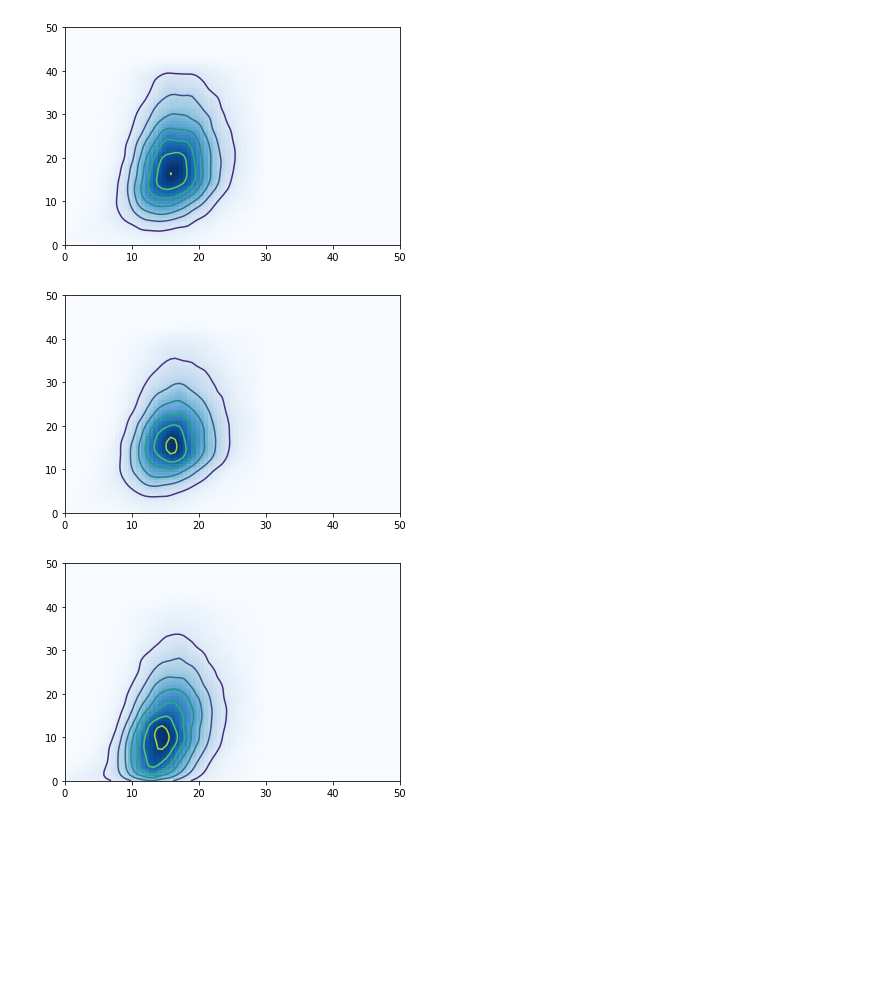
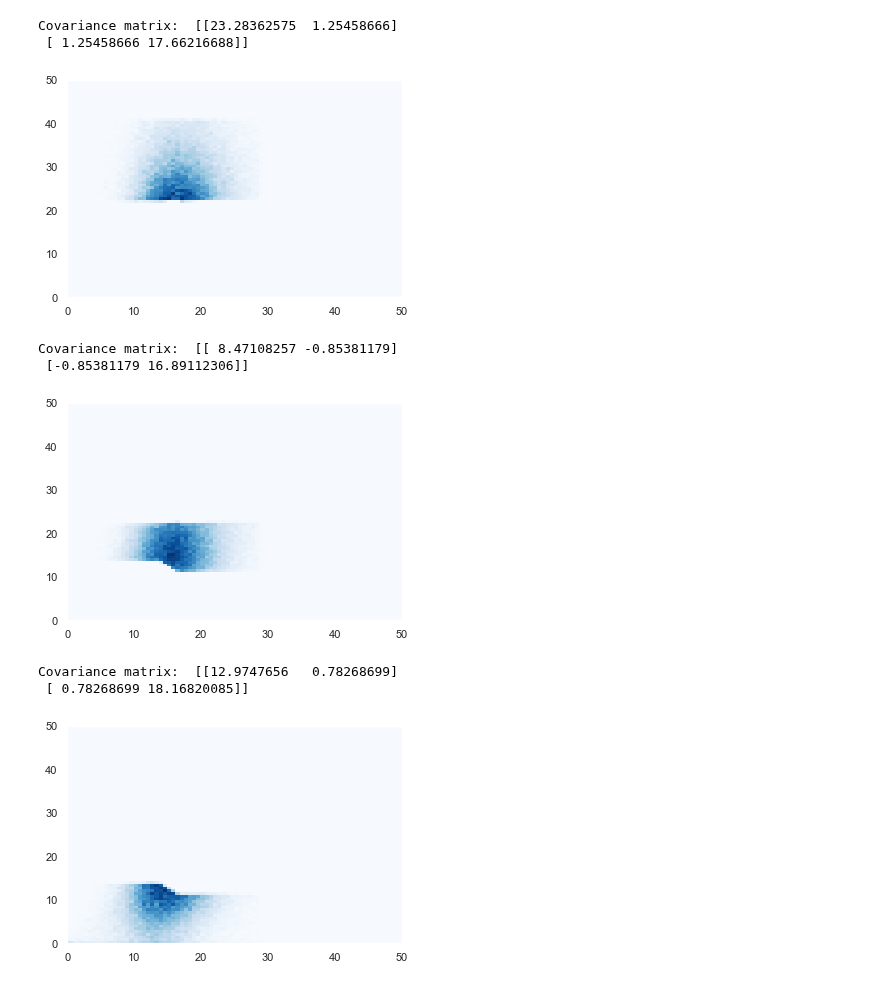
Before and after one commit to pockerman/hidden_markov_modeling, a Jupyter notebook: stories/story_6.ipynb, the cells around one changed output. Cells and saved outputs as stored; diff of their text form; code cells hidden in the pictures; blank space fills up the shorter version.

```diff
--- a/stories/story_6.ipynb
+++ b/stories/story_6.ipynb
@@ -12,6 +12,8 @@ from helpers import WindowType
 from train import load_regions
 from train import load_clusters
 from train import load_regions
+# %%
+sns.set(color_codes=True)
 # %%
 configuration=read_configuration_file("../config.json")
 configuration["regions_files"]=["/home/a/ag568/region_0_MANHATAN_3_MEAN_RATIO.txt"]
@@ -49,33 +51,61 @@ INFO: Done. Execution time 7.999999423976988 secs
-# %%
-for cluster in clusters:
-    cluster.windows = regions[0].get_mixed_windows()
+# %%
+windows=[]
+
+for w in regions[0].get_mixed_windows():
+    if w.is_gap_window():
+          continue
+    windows.append(w)
+
+for cluster in clusters:
+    cluster.windows = windows
 # %%
 nbins = 80
 min_ = 0.0
 max_ = 50.0
 
+kwargs = {"exclude_gaps":True}
+
 for cluster in clusters:
+
+    cov = cluster.get_rd_statistics(statistic='cov',
+                                    wtype=WindowType.BOTH,
+                                    **kwargs)
+
+    #print("Covariance matrix: ", cov)
+
     wga_mean_seq = cluster.get_rd_sequnce(statistic="mean", wtype=WindowType.WGA, exclude_gaps=True)
+
     no_wga_mean_seq = cluster.get_rd_sequnce(statistic="mean", wtype=WindowType.NO_WGA, exclude_gaps=True)
+
+    #sns.distplot(wga_mean_seq, bins=nbins, kde=False, rug=True)
+    #plt.show()
+    #sns.distplot(no_wga_mean_seq, bins=nbins, kde=False, rug=True)
+    #plt.show()
 
     plt.hist2d(no_wga_mean_seq, wga_mean_seq,
                  bins=[nbins, nbins], cmap='Blues', density=False,
-                 cmax=1000,
-                 cmin=0,
+                 #cmax=1000,
+                 #cmin=0,
                  alpha=0.99,
                  range=((min_, max_), (min_, max_)))
     plt.title = "Hist 2D"
     #plt.show()
 
-    kernel= kde.gaussian_kde(np.vstack([no_wga_mean_seq, wga_mean_seq]))
-    xi, yi = np.mgrid[min_:max_:nbins*1j,
-                      min_:max_:nbins*1j]
-    zi = kernel(np.vstack([xi.flatten(), yi.flatten()]))
-    plt.title='Gaussian KDE'
-    plt.pcolormesh(xi, yi, zi.reshape(xi.shape), cmap='Blues') #plt.cm.BuGn_r)
-    plt.contour(xi, yi, zi.reshape(xi.shape) )
+    #kernel= kde.gaussian_kde(np.vstack([no_wga_mean_seq, wga_mean_seq]))
+    #xi, yi = np.mgrid[min_:max_:nbins*1j,
+    #                  min_:max_:nbins*1j]
+    #zi = kernel(np.vstack([xi.flatten(), yi.flatten()]))
+    #plt.title='Gaussian KDE'
+    #plt.pcolormesh(xi, yi, zi.reshape(xi.shape), cmap='Blues') #plt.cm.BuGn_r)
+    #plt.contour(xi, yi, zi.reshape(xi.shape) )
     plt.show()
 # %% [output]
+Covariance matrix:  [[23.28362575  1.25458666]
+ [ 1.25458666 17.66216688]]
-[figure, old version]
+[figure, new version]
+Covariance matrix:  [[ 8.47108257 -0.85381179]
+ [-0.85381179 16.89112306]]
-[figure, old version]
+[figure, new version]
+Covariance matrix:  [[12.9747656   0.78268699]
+ [ 0.78268699 18.16820085]]
-[figure, old version]
+[figure, new version]
```
Also changed, not shown: parts of 4 cells of this notebook.
